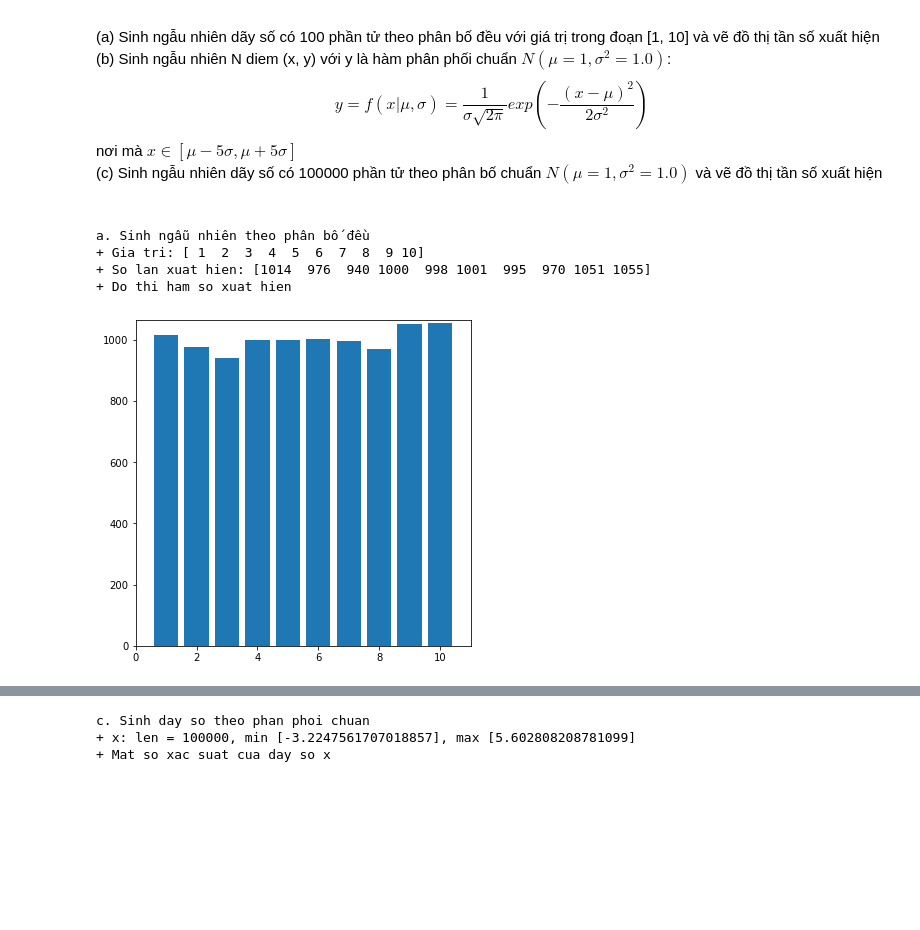
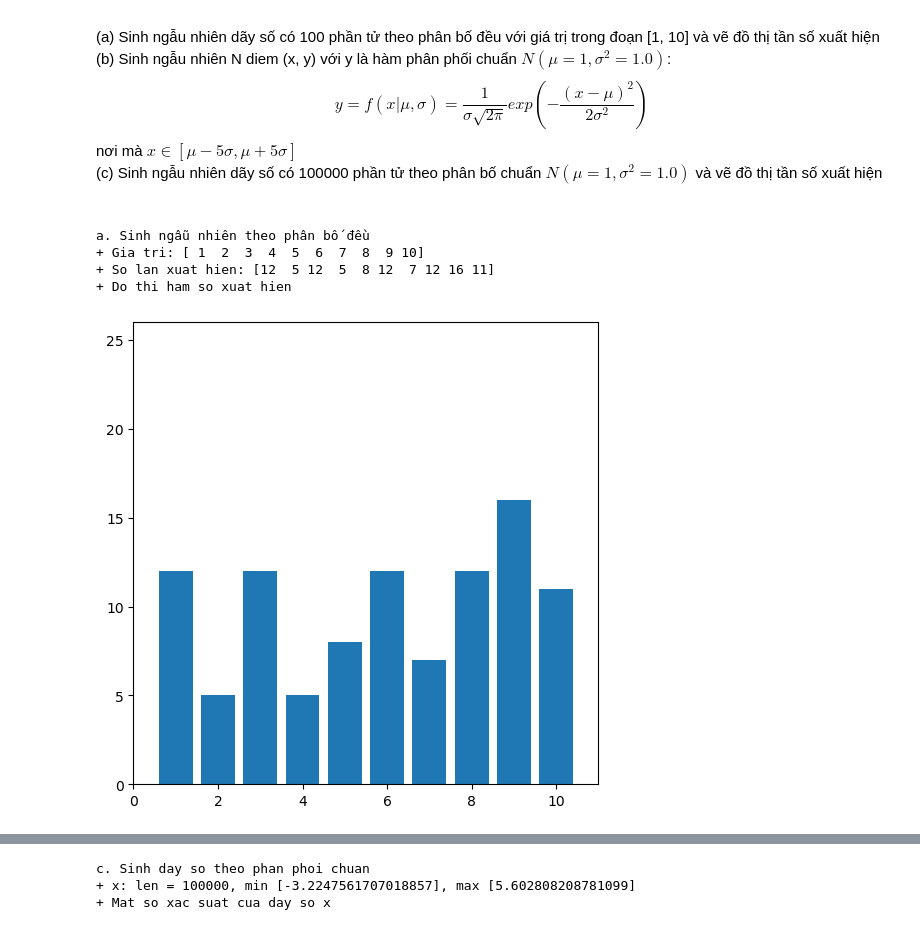
Before and after one commit to Hoangg-Thien/deep-learning-gr, a Jupyter notebook: Tuan01/bai3/my_lesson3.ipynb, the cells around one changed output, grey strips where cells are left out. Saved outputs shown, nothing was run; the diff lists cells and outputs as text; code cells hidden in the pictures; blank space fills up the shorter version.

```diff
--- a/Tuan01/bai3/my_lesson3.ipynb
+++ b/Tuan01/bai3/my_lesson3.ipynb
@@ -132,27 +149,30 @@ d. Tìm khoảng cách nhỏ nhất giữa tập a và x. Ví dụ: min({1, 3, 5
 # %%
 import matplotlib.pyplot as plt  # Khai báo thư viện pyplot trong matplotlib
 
 """ CÁC BẠN LÀM BÀI Ở ĐÂY """
 # Sử dụng hàm np.random.randint để sinh dãy số ngẫu nhiên
 # Sử dụng hàm np.unique để trả về tần số xuất hiện
 # ...
+mang_ngau_nhien = np.random.randint(1, 11, 100)
+
+value, cnt = np.unique(mang_ngau_nhien, return_counts= True)
 
 print("a. Sinh ngẫu nhiên theo phân bố đều")
 print(f"+ Gia tri: {value}")
 print(f"+ So lan xuat hien: {cnt}")
 print("+ Do thi ham so xuat hien")
 plt.figure(figsize=(6,6))      #  kich thuoc ban ve
 plt.bar(value, cnt)            #  ve cac khoi chu nhat theo day x, y
 plt.xlim(0, 11)                #  gioi han truc x
 plt.ylim(0, np.max(cnt) + 10)  #  gioi han truc y
 plt.savefig("4a.png")          #  luu do thi
 plt.show()                     #  hien thi do thi
 # %% [output]
 a. Sinh ngẫu nhiên theo phân bố đều
 + Gia tri: [ 1  2  3  4  5  6  7  8  9 10]
-+ So lan xuat hien: [1014  976  940 1000  998 1001  995  970 1051 1055]
++ So lan xuat hien: [12  5 12  5  8 12  7 12 16 11]
 + Do thi ham so xuat hien
-[figure, old version]
+[figure, new version]
 # %%
 """ CÁC BẠN LÀM BÀI Ở ĐÂY """
 # Sử dụm hàm np.random.rand() sinh số ngẫu nhiên trong [0,1) --> [0,1) * (b - a) + a --> [a, b)
```
Also changed, not shown: parts of 8 cells of this notebook.
